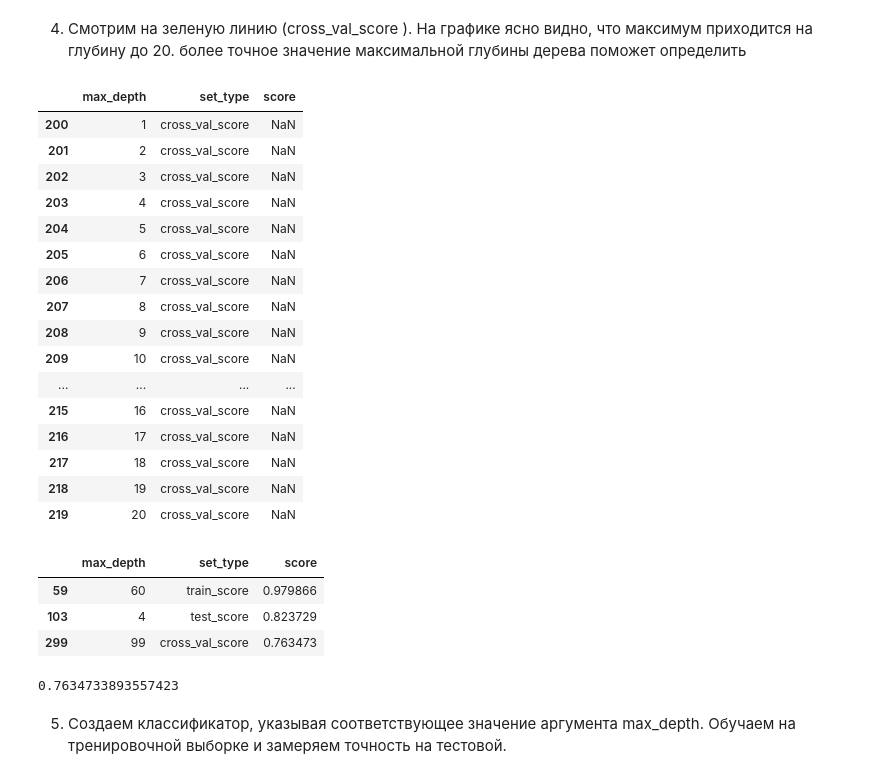
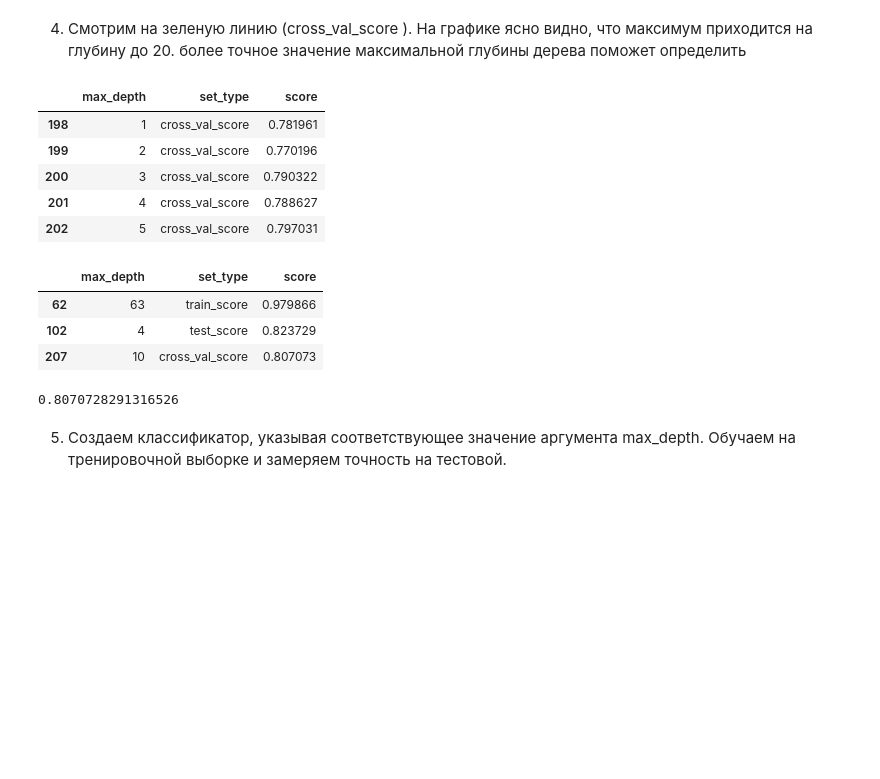
Before and after one commit to Zibrovdu/Stepik, a Jupyter notebook: Introducing_to_Data_Science/2.3 - 2.4 Titanic - Machine Learning from Disaster.ipynb, the cells around one changed output. Saved outputs shown, nothing was run; the diff lists cells and outputs as text; code cells hidden in the pictures; blank space fills up the shorter version.

```diff
--- a/Introducing_to_Data_Science/2.3 - 2.4 Titanic - Machine Learning from Disaster.ipynb
+++ b/Introducing_to_Data_Science/2.3 - 2.4 Titanic - Machine Learning from Disaster.ipynb
@@ -837,18 +855,16 @@ cross_val_score(clf, X_train, y_train, cv=5).mean()
 # %%
-cross_val_scores_data = pd.DataFrame()
 for max_depth in max_depth_values:
     clf = tree.DecisionTreeClassifier(criterion='entropy', max_depth=max_depth)
     clf.fit(X_train, y_train)
     train_score = clf.score(X_train, y_train)
     test_score = clf.score(X_test, y_test)
-
     mean_cross_val_score = cross_val_score(clf, X_train, y_train , cv=5).mean()
-
     temp_score_data = pd.DataFrame({'max_depth': [max_depth],
                                     'train_score': [train_score],
-                                    'test_score': [test_score],
-                                    'cross_val_score': [mean_cross_val_score]})
-    cross_val_scores_data = scores_data.append(temp_score_data)
+                                    'cross_val_score': [mean_cross_val_score],
+                                    'test_score': [test_score]
+                                    })
+    cross_val_scores_data = cross_val_scores_data.append(temp_score_data)
 # %%
 cross_val_scores_data.head()
 # %% [output]
@@ -887,36 +919,25 @@ sns.lineplot(x="max_depth", y="score", hue="set_type", data=cross_val_scores_dat
 # %% [markdown]
 4. Смотрим на зеленую линию (cross_val_score ). На графике ясно видно, что максимум приходится на глубину до 20. более точное значение максимальной глубины дерева поможет определить
 # %%
-cross_val_scores_data_long.query("set_type == 'cross_val_score'").head(20)
+cross_val_scores_data_long.query("set_type == 'cross_val_score'").head()
 # %% [output]
 |  | max_depth | set_type | score |
-| 200 | 1 | cross_val_score | NaN |
-| 201 | 2 | cross_val_score | NaN |
-| 202 | 3 | cross_val_score | NaN |
-| 203 | 4 | cross_val_score | NaN |
-| 204 | 5 | cross_val_score | NaN |
-| 205 | 6 | cross_val_score | NaN |
-| 206 | 7 | cross_val_score | NaN |
-| 207 | 8 | cross_val_score | NaN |
-| 208 | 9 | cross_val_score | NaN |
-| 209 | 10 | cross_val_score | NaN |
-| ... | ... | ... | ... |
-| 215 | 16 | cross_val_score | NaN |
-| 216 | 17 | cross_val_score | NaN |
-| 217 | 18 | cross_val_score | NaN |
-| 218 | 19 | cross_val_score | NaN |
-| 219 | 20 | cross_val_score | NaN |
+| 198 | 1 | cross_val_score | 0.781961 |
+| 199 | 2 | cross_val_score | 0.770196 |
+| 200 | 3 | cross_val_score | 0.790322 |
+| 201 | 4 | cross_val_score | 0.788627 |
+| 202 | 5 | cross_val_score | 0.797031 |
 # %%
 cross_val_scores_data_long.sort_values('score', ascending=False).groupby('set_type').head(1)
 # %% [output]
 |  | max_depth | set_type | score |
-| 59 | 60 | train_score | 0.979866 |
-| 103 | 4 | test_score | 0.823729 |
-| 299 | 99 | cross_val_score | 0.763473 |
+| 62 | 63 | train_score | 0.979866 |
+| 102 | 4 | test_score | 0.823729 |
+| 207 | 10 | cross_val_score | 0.807073 |
 # %%
 cross_val_scores_data_long.query("set_type == 'cross_val_score'").score.max()
 # %% [output]
-0.7634733893557423
+0.8070728291316526
 # %% [markdown]
 5. Создаем классификатор, указывая соответствующее значение аргумента  max_depth. Обучаем на тренировочной выборке и замеряем точность на тестовой.
 # %%
```
Also changed, not shown: parts of 17 cells of this notebook.
